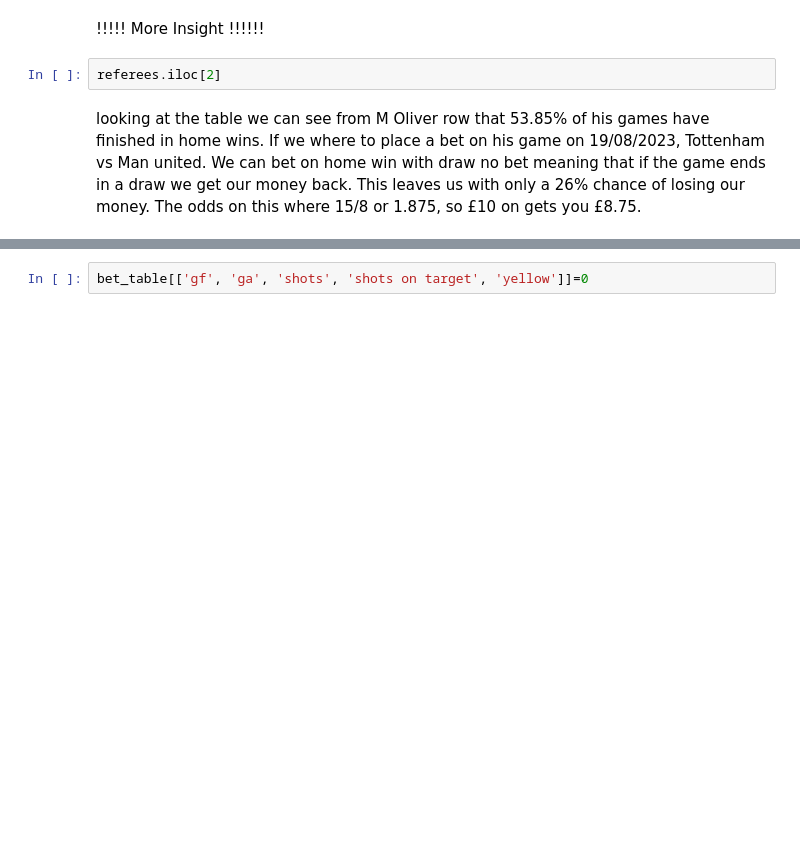
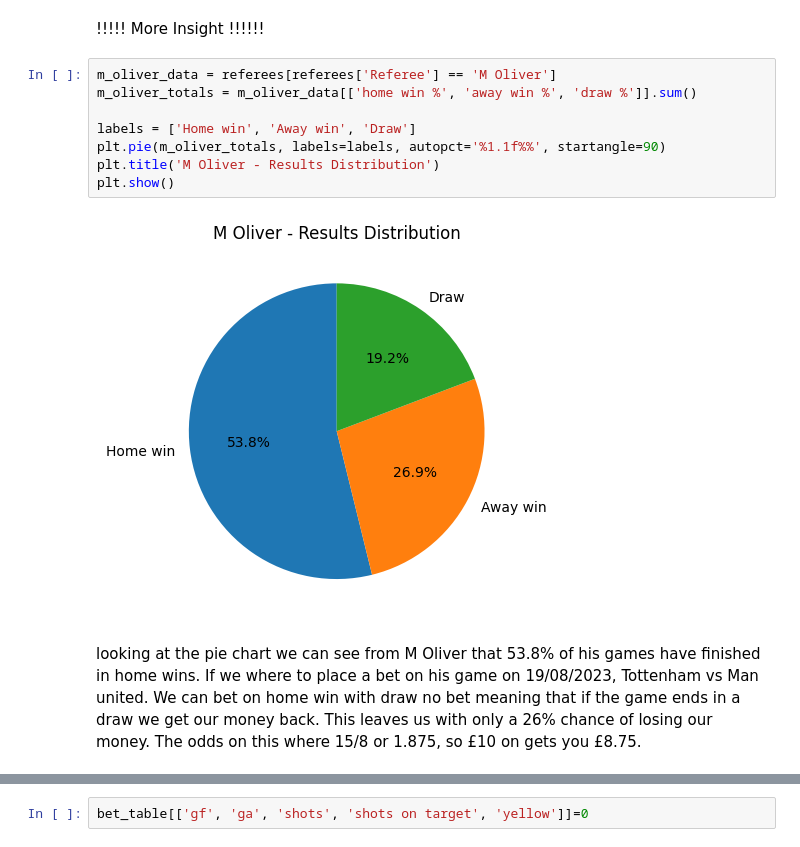
Before and after one commit to Jamesf50/UCDPA_JamesMcCaghey, a Jupyter notebook: prem_league_21_22.ipynb, the cells around one changed output, grey strips where cells are left out. Drawn from its saved outputs; the diff is of its cells as text; blank space fills up the shorter version.

```diff
--- a/prem_league_21_22.ipynb
+++ b/prem_league_21_22.ipynb
@@ -897,10 +926,18 @@ predicted_points(23,232,730)
 By changing 1 midfielder and 1 forward in their team Arsenal could get 73 points in the season which would take them above Totenham and into a top 4 finish where they get rewarded with being in the European champions league, only the top for teams from England get a chance to play in this competition. Reaching this competition results in £15 million bonus for the club in prize money along with £2.8 million for every game they win in the competition.
 # %% [markdown]
 !!!!! More Insight !!!!!!
-# %%
-referees.iloc[2]
+# %%
+m_oliver_data = referees[referees['Referee'] == 'M Oliver']
+m_oliver_totals = m_oliver_data[['home win %', 'away win %', 'draw %']].sum()
+
+labels = ['Home win', 'Away win', 'Draw']
+plt.pie(m_oliver_totals, labels=labels, autopct='%1.1f%%', startangle=90)
+plt.title('M Oliver - Results Distribution')
+plt.show()
+# %% [output]
+[figure, added]
 # %% [markdown]
-looking at the table we can see from M Oliver row that 53.85% of his games have finished in home wins. If we where to place a bet on his game on 19/08/2023, Tottenham vs Man united. We can bet on home win with draw no bet meaning that if the game ends in a draw we get our money back. This leaves us with only a 26% chance of losing our money.
+looking at the pie chart we can see from M Oliver that 53.8% of his games have finished in home wins. If we where to place a bet on his game on 19/08/2023, Tottenham vs Man united. We can bet on home win with draw no bet meaning that if the game ends in a draw we get our money back. This leaves us with only a 26% chance of losing our money.
 The odds on this where 15/8 or 1.875, so £10 on gets you £8.75.
 # %%
 bet_table = pd.DataFrame(list(df.HomeTeam.unique()),columns = ['Team'])
```
Also changed, not shown: parts of 45 cells of this notebook.
